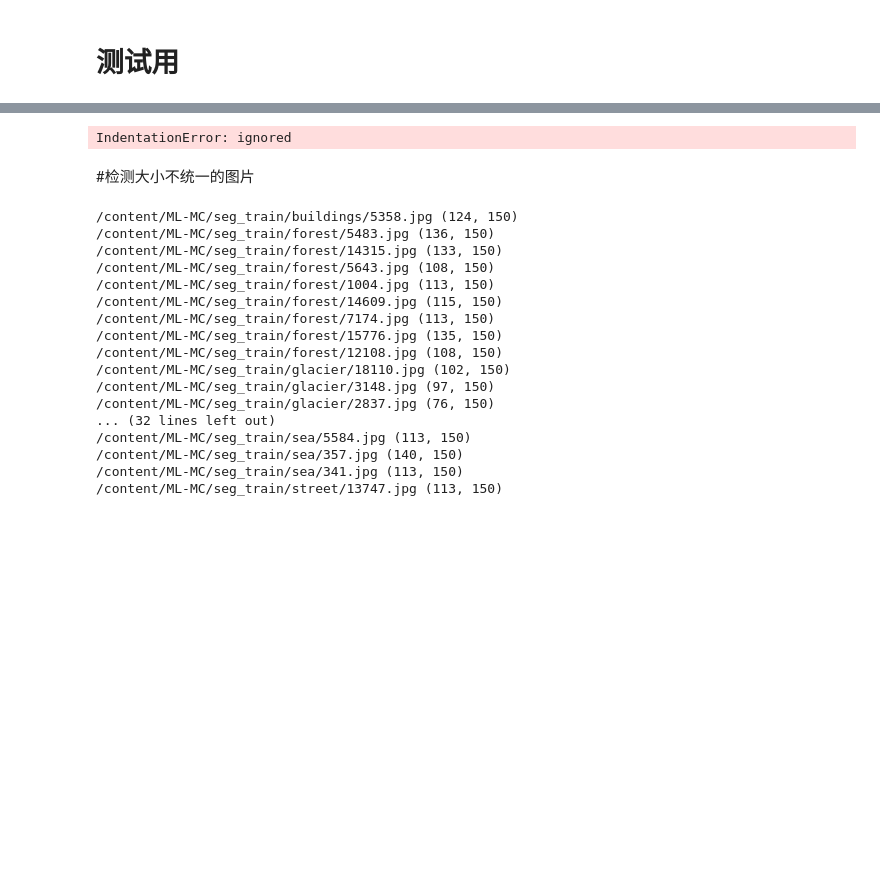
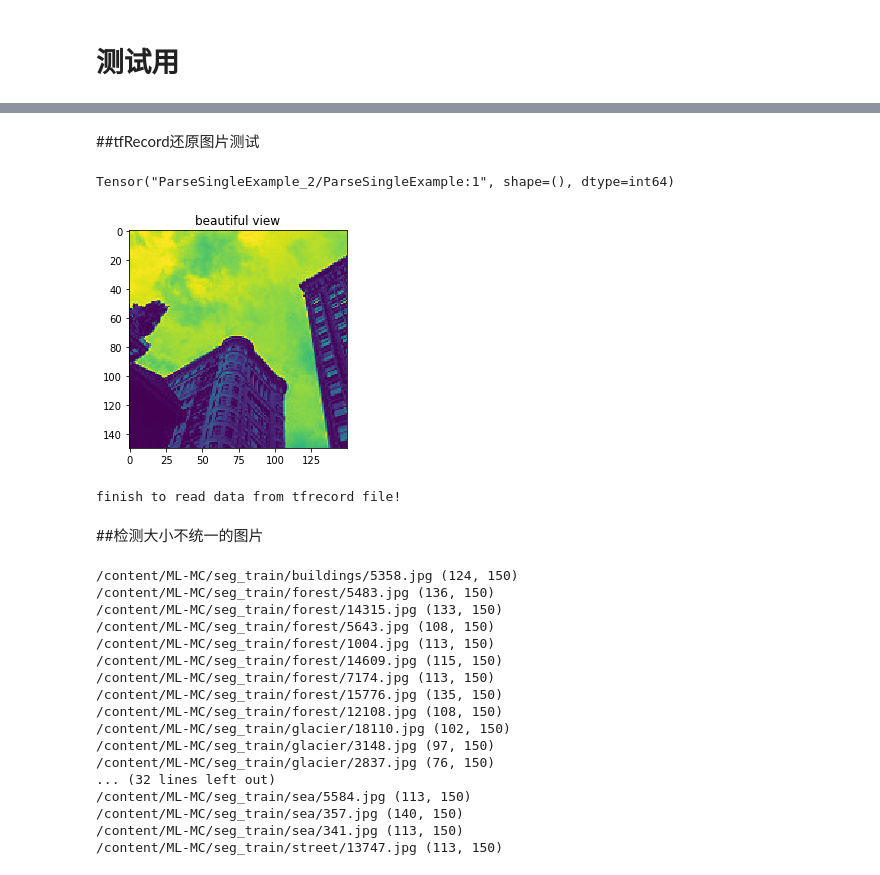
Before and after one commit to zenghx/ML-MC, a Jupyter notebook: ML_MC.ipynb, the cells around one changed output, grey strips where cells are left out. Drawn from its saved outputs; the diff is of its cells as text; code cells hidden in the pictures; blank space fills up the shorter version.

```diff
--- a/ML_MC.ipynb
+++ b/ML_MC.ipynb
@@ -389,3 +695,5 @@ SystemExit: ignored
+# %% [markdown]
+##tfRecord还原图片测试
 # %%
 import tensorflow as tf
 import matplotlib.pyplot as plt
@@ -401,46 +709,50 @@ reader_none = tf.TFRecordReader(options=None)
 _,serialized_example_none = reader_none.read(filename_queues)
 
 # 根据key名字得到保存的features字典
-features_none = tf.parse_single_example(serialized_example_none,
+features = tf.parse_single_example(serialized_example_none,
 features={
           'width':tf.FixedLenFeature([], tf.int64),
           'height':tf.FixedLenFeature([], tf.int64),
           'depth':tf.FixedLenFeature([], tf.int64),
           'image_raw':tf.FixedLenFeature([],tf.string),
           'label':tf.FixedLenFeature([6,1],tf.int64)
 })
 
 # 获取参数
 depth = tf.cast(features['depth'], tf.int64)
 height = tf.cast(features['height'], tf.int64)
 width = tf.cast(features['width'], tf.int64)
 
         # 还原image
 image = tf.decode_raw(features['image_raw'], tf.float32)
-        image = tf.reshape(image, [height,width, depth])
-        image = image - 0.5
+image = tf.reshape(image, [height,width, depth])
+image = image - 0.5
 # 启用队列协调管理器，并使用tf.train.start_queue_runners启动队列文件线程
 
 
 sess = tf.Session()
 coord = tf.train.Coordinator()
 threads = tf.train.start_queue_runners(sess=sess, coord=coord)
 image= sess.run(image)
+heigth=sess.run(height)
 # 关闭线程以及会话
 coord.request_stop()
 coord.join(threads)
 sess.close()
 
+print(height)
 # 显示读取到的图片
-plt.imshow(image)
+plt.imshow(np.squeeze(image))
 plt.title("beautiful view")
 plt.show()
 
 print("finish to read data from tfrecord file!")
 # %% [output]
-IndentationError: ignored
+Tensor("ParseSingleExample_2/ParseSingleExample:1", shape=(), dtype=int64)
+[figure, added]
+finish to read data from tfrecord file!
 # %% [markdown]
-#检测大小不统一的图片
+##检测大小不统一的图片
 # %%
 import os
 import glob
```
Also changed, not shown: parts of 15 cells of this notebook.
